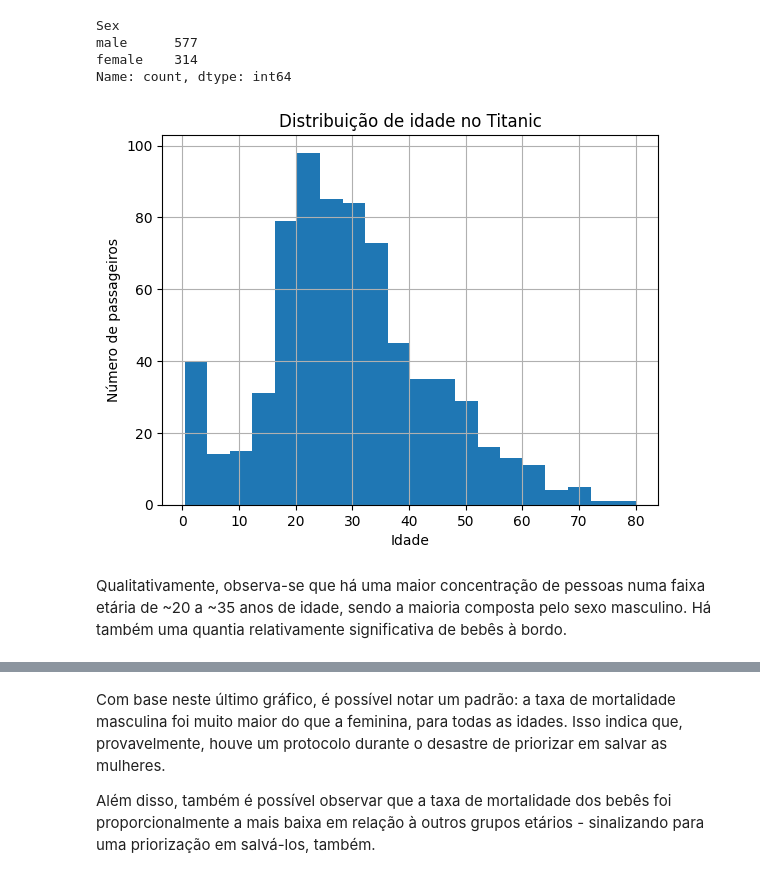
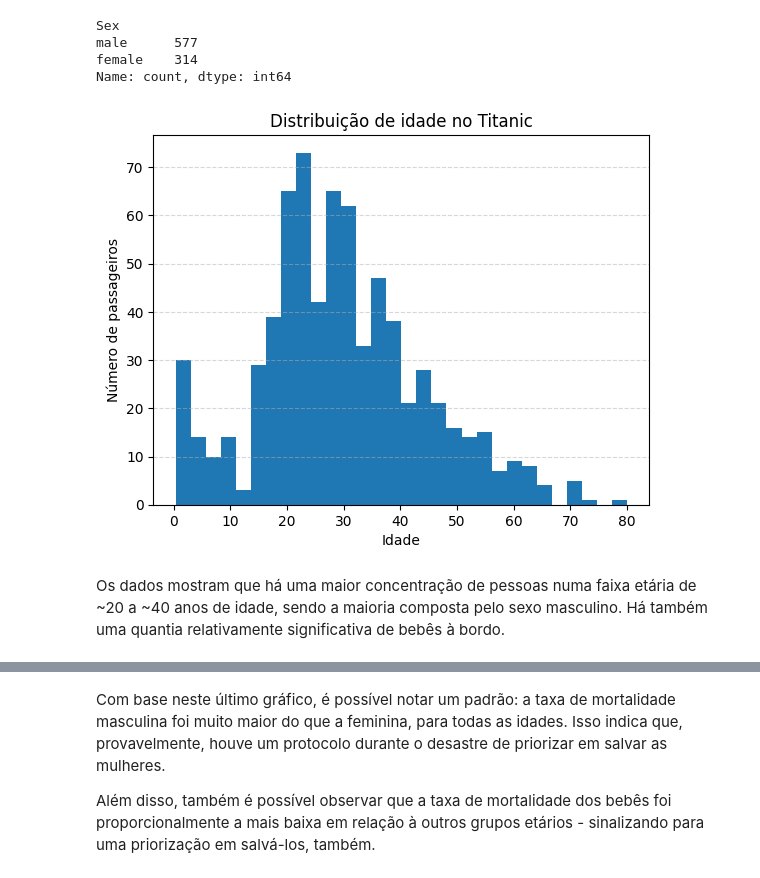
Before and after one commit to ateteu/analise-dados-titanic, a Jupyter notebook: notebooks/analise-titanic.ipynb, the cells around one changed output, grey strips where cells are left out. Drawn from its saved outputs; the diff is of its cells as text; code cells hidden in the pictures.

Commit message:
Investigação dos dados

```diff
--- a/notebooks/analise-titanic.ipynb
+++ b/notebooks/analise-titanic.ipynb
@@ -129,12 +221,15 @@ male      577
 female    314
 Name: count, dtype: int64
 # %%
-df["Age"].hist(bins=20)
+
+df["Age"].hist(bins=30)
 plt.xlabel("Idade")
 plt.ylabel("Número de passageiros")
 plt.title("Distribuição de idade no Titanic")
+plt.grid(False)
+plt.grid(axis="y", linestyle="--", alpha=0.5)
 plt.show()
 # %% [output]
-[figure, old version]
+[figure, new version]
 # %% [markdown]
-Qualitativamente, observa-se que há uma maior concentração de pessoas numa faixa etária de ~20 a ~35 anos de idade, sendo a maioria composta pelo sexo masculino. Há também uma quantia relativamente significativa de bebês à bordo.
+Os dados mostram que há uma maior concentração de pessoas numa faixa etária de ~20 a ~40 anos de idade, sendo a maioria composta pelo sexo masculino. Há também uma quantia relativamente significativa de bebês à bordo.
```
Also changed, not shown: parts of 28 cells of this notebook.
